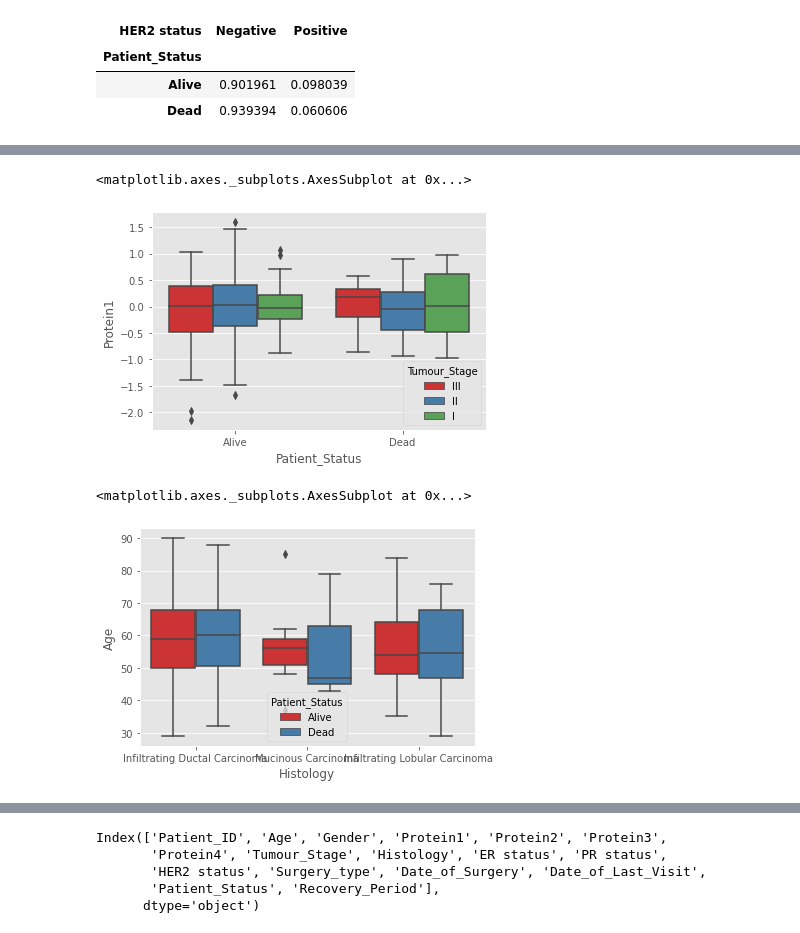
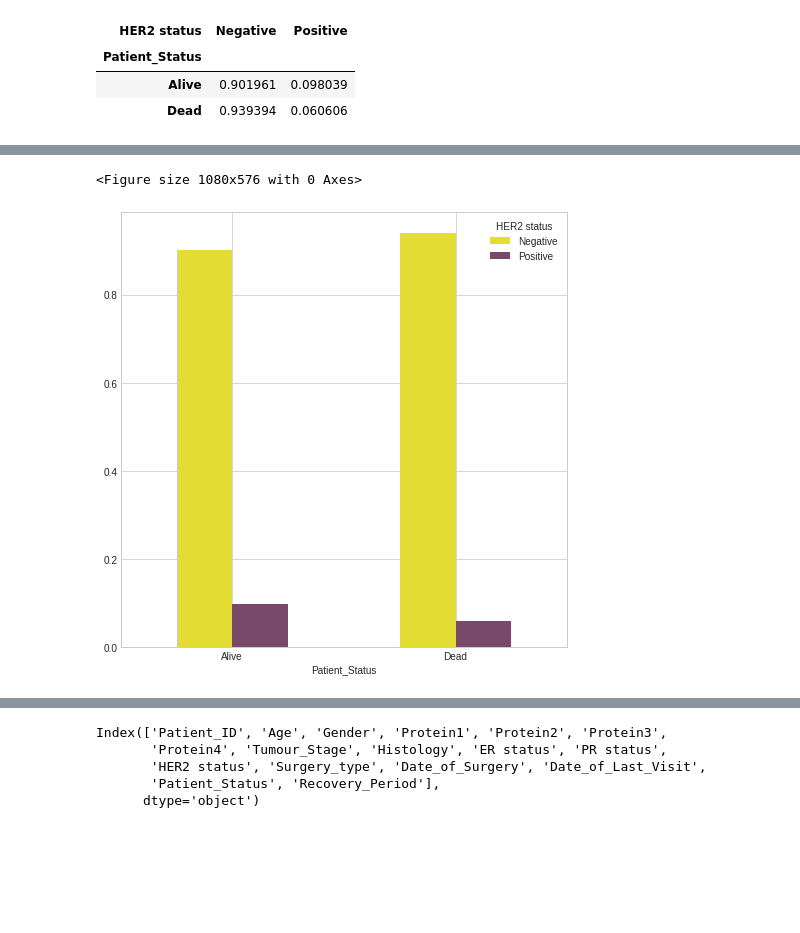
Before and after one commit to linahourieh/Breast-Cancer, a Jupyter notebook: Breast_Cancer_BRCA.ipynb, the cells around one changed output, grey strips where cells are left out. Drawn from its saved outputs; the diff is of its cells as text; code cells hidden in the pictures; blank space fills up the shorter version.

```diff
--- a/Breast_Cancer_BRCA.ipynb
+++ b/Breast_Cancer_BRCA.ipynb
@@ -279,6 +278,6 @@ barplot = contigency.plot.bar(rot=0)
 # %%
-contigency= pd.crosstab(df['Patient_Status'],df['HER2 status'],normalize='index')
-contigency
+contigency_her = pd.crosstab(df['Patient_Status'],df['HER2 status'],normalize='index')
+contigency_her
 # %% [output]
 | HER2 status | Negative | Positive |
 | Patient_Status |  |  |
@@ -291,12 +286,7 @@ barplot = contigency.plot.bar(rot=0)
-# %%
-sns.boxplot(x="Patient_Status", y="Protein1", hue='Tumour_Stage',
-                 data=df, palette="Set1")
-# %% [output]
-<matplotlib.axes._subplots.AxesSubplot at 0x...>
-[figure, removed]
-# %%
-sns.boxplot(x="Histology", y="Age", hue='Patient_Status',
-                 data=df, palette="Set1")
-# %% [output]
-<matplotlib.axes._subplots.AxesSubplot at 0x...>
-[figure, removed]
+# %%
+#f, ax = plt.subplots(figsize=(18,5))
+barplot = contigency_her.plot.bar(rot=0, color=colors, figsize=(8, 8))
+plt.show()
+# %% [output]
+<Figure size 1080x576 with 0 Axes>
+[figure, added]
```
Also changed, not shown: parts of 49 cells of this notebook.
